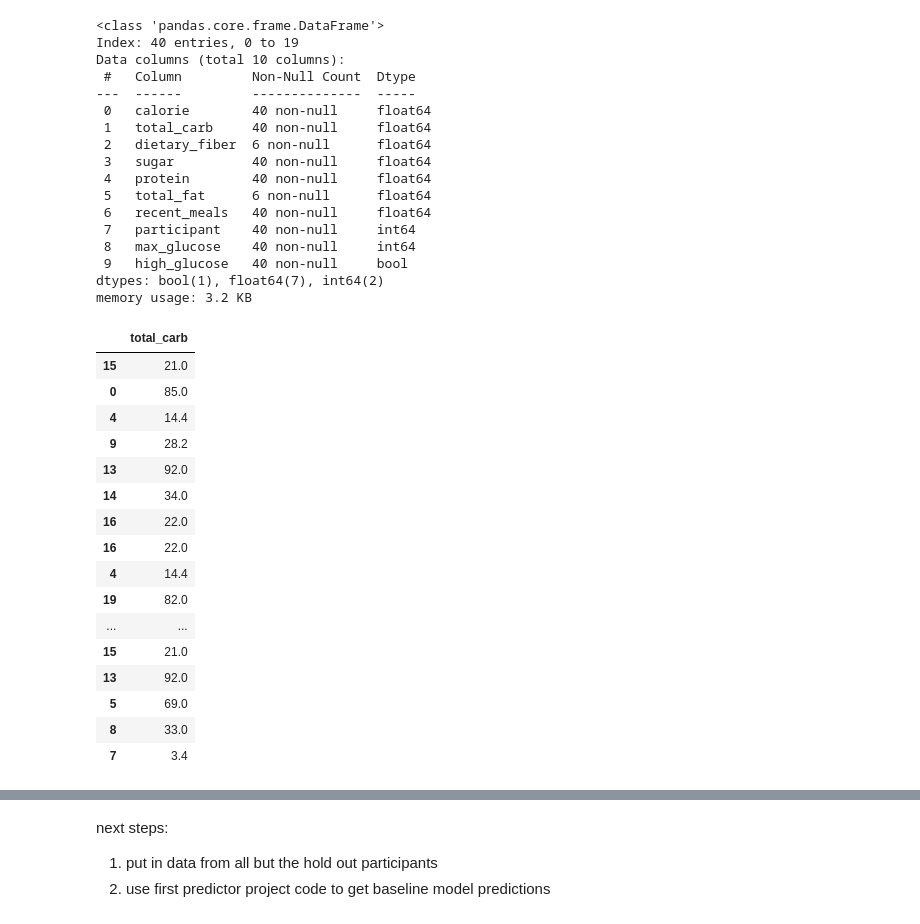
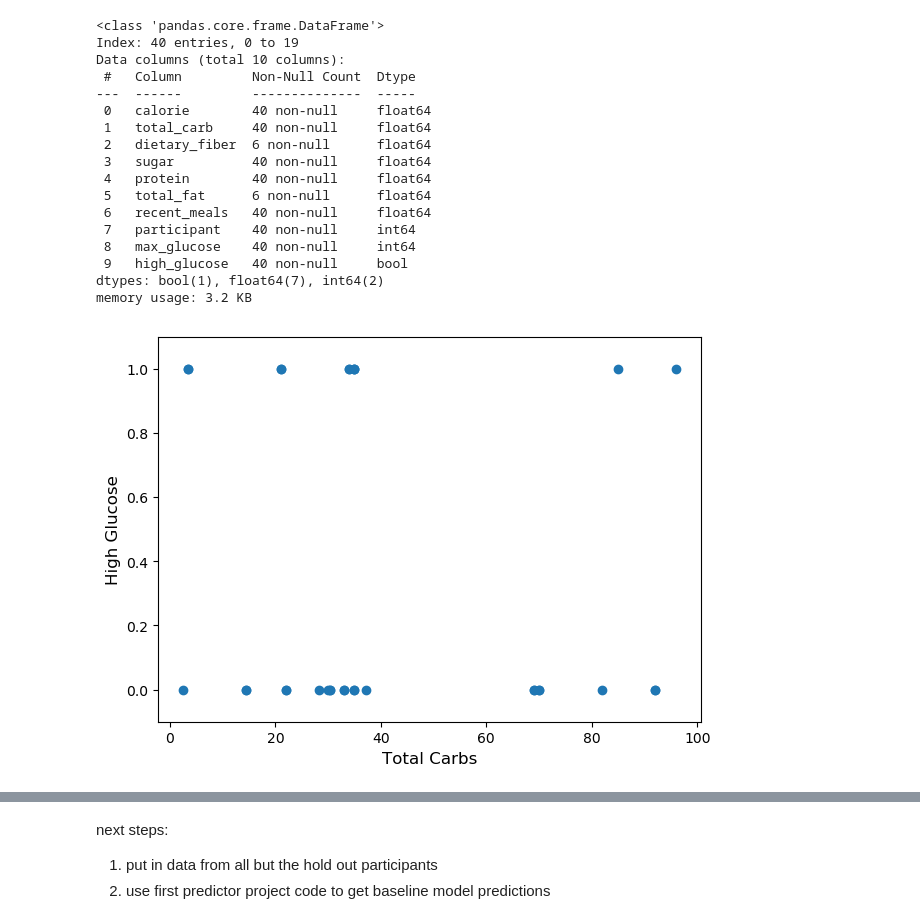
Before and after one commit to NoahGillespie/CGM, a Jupyter notebook: model/baseline.ipynb, the cells around one changed output, grey strips where cells are left out. Cells and saved outputs as stored; diff of their text form; code cells hidden in the pictures.

Commit message:
Edit logistic regression and prediction

```diff
--- a/model/baseline.ipynb
+++ b/model/baseline.ipynb
@@ -82,11 +74,20 @@ df_train, df_test = train_test_split(df.copy(),
+# %%
+X = df.total_carb.values
+y = df.high_glucose.values
+# %%
+X_train, X_test, y_train, y_test = train_test_split(X, y,
+                                                       shuffle=True,
+                                                       random_state=435,
+                                                       test_size=.2,
+                                                       stratify=y)
 # %%
-plt.figure(figsize=(6,5))
+plt.figure(figsize = (7,5))
 
-plt.scatter(df_train['total_carb'], df_train['high_glucose'])
+plt.scatter(X_train,y_train)
+plt.ylim((-.1,1.1))
+plt.xlabel("Total Carbs",fontsize = 12)
+plt.ylabel("High Glucose",fontsize = 12)
 
-#plt.plot(np.linspace(0,120), log_reg.predict_proba(np.linspace(0,160).reshape(-1,1))[:,1], color = 'orange')
-#plt.plot(np.linspace(7,13), my_log_reg.predict_proba(np.linspace(7,13).reshape(-1,1)), c = 'k')
-
-plt.xlabel("total_carb", fontsize=12)
-plt.ylabel("high_glucose", fontsize=12)
 plt.show()
+# %% [output]
+[figure, added]
@@ -96,20 +93,0 @@ kfold = KFold(5, shuffle = True, random_state = 440)
-# %%
-df_train[['total_carb']]
-# %% [output]
-|  | total_carb |
-| 15 | 21.0 |
-| 0 | 85.0 |
-| 4 | 14.4 |
-| 9 | 28.2 |
-| 13 | 92.0 |
-| 14 | 34.0 |
-| 16 | 22.0 |
-| 16 | 22.0 |
-| 4 | 14.4 |
-| 19 | 82.0 |
-| ... | ... |
-| 15 | 21.0 |
-| 13 | 92.0 |
-| 5 | 69.0 |
-| 8 | 33.0 |
-| 7 | 3.4 |
```
Also changed, not shown: parts of 17 cells of this notebook.
